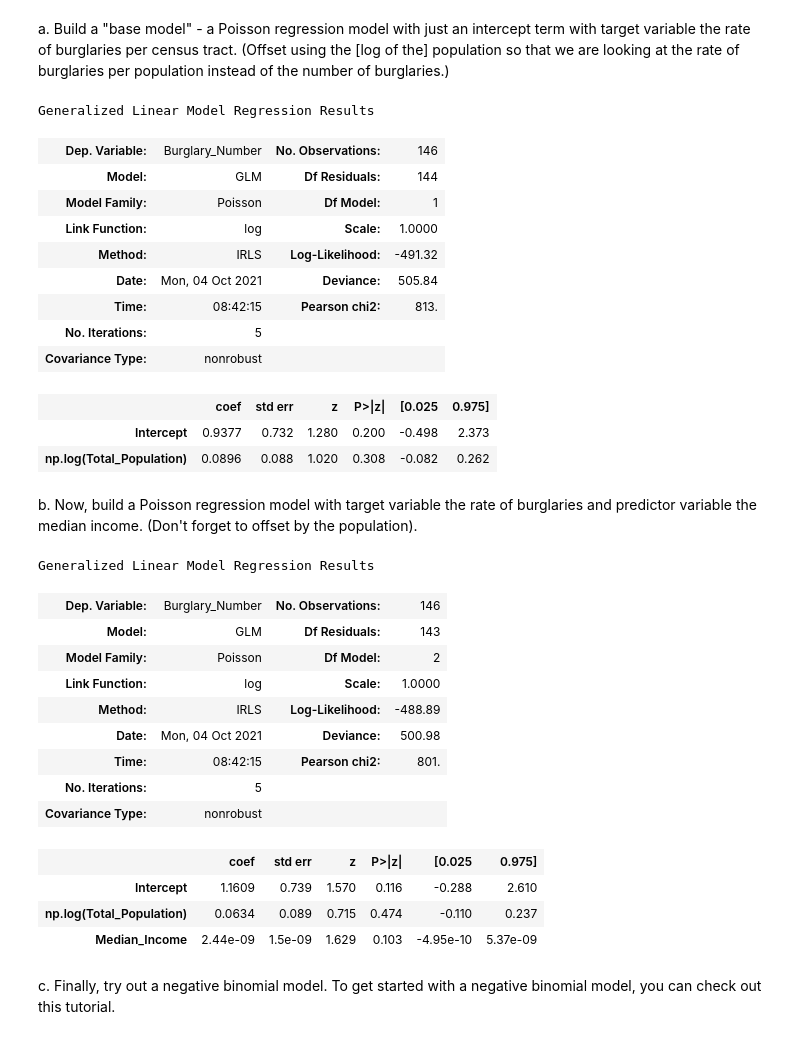
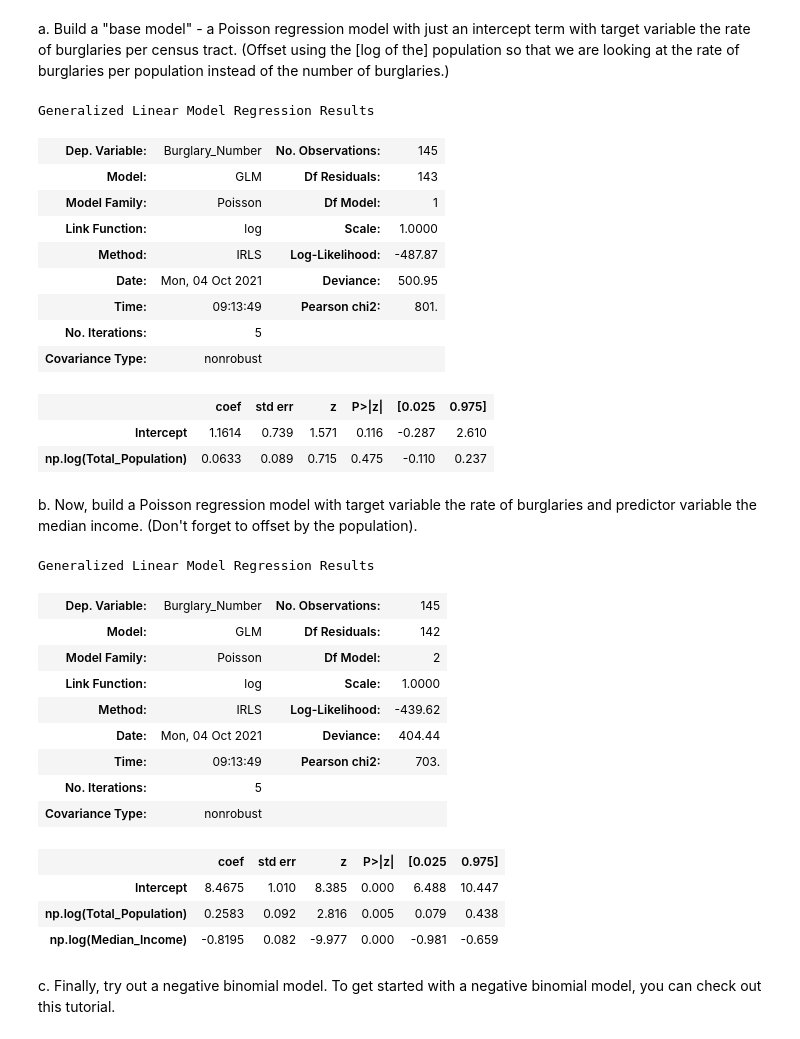
Before and after one commit to nss-data-science-cohort-5/geospatial_api-blue-barracudas, a Jupyter notebook: notebooks/First Run.ipynb, the cells around one changed output. Drawn from its saved outputs; the diff is of its cells as text; code cells hidden in the pictures.

Commit message:
log on median income

```diff
--- a/notebooks/First Run.ipynb
+++ b/notebooks/First Run.ipynb
@@ -131,9 +131,11 @@ a. Build a "base model" - a Poisson regression model with just an intercept term
 # Question 5(a)
 
 # Things to add: Training set breakdowns and predictions. Visualizations that include both. Thoughts on all.
+# Also dmatrix for the base model?
 
 # Clean up for log purposes. Incorporate in the above code later.
-merged_burglaries_per_1000 = merged_burglaries_per_1000.loc[merged_burglaries_per_1000['Total_Population'] > 0]
+merged_burglaries_per_1000 = merged_burglaries_per_1000.loc[(merged_burglaries_per_1000['Total_Population'] > 0)\
+                                                            & (merged_burglaries_per_1000['Median_Income'] > 0)]
 
 # Create base model and print summary.
 base_model = glm("Burglary_Number ~ np.log(Total_Population)",
@@ -143,44 +145,44 @@ base_model = glm("Burglary_Number ~ np.log(Total_Population)",
 base_model.summary()
 # %% [output]
 Generalized Linear Model Regression Results
-| Dep. Variable: | Burglary_Number | No. Observations: | 146 |
-| Model: | GLM | Df Residuals: | 144 |
+| Dep. Variable: | Burglary_Number | No. Observations: | 145 |
+| Model: | GLM | Df Residuals: | 143 |
 | Model Family: | Poisson | Df Model: | 1 |
 | Link Function: | log | Scale: | 1.0000 |
-| Method: | IRLS | Log-Likelihood: | -491.32 |
-| Date: | Mon, 04 Oct 2021 | Deviance: | 505.84 |
-| Time: | 08:42:15 | Pearson chi2: | 813. |
+| Method: | IRLS | Log-Likelihood: | -487.87 |
+| Date: | Mon, 04 Oct 2021 | Deviance: | 500.95 |
+| Time: | 09:13:49 | Pearson chi2: | 801. |
 | No. Iterations: | 5 |  |  |
 | Covariance Type: | nonrobust |  |  |
 |  | coef | std err | z | P>|z| | [0.025 | 0.975] |
-| Intercept | 0.9377 | 0.732 | 1.280 | 0.200 | -0.498 | 2.373 |
-| np.log(Total_Population) | 0.0896 | 0.088 | 1.020 | 0.308 | -0.082 | 0.262 |
+| Intercept | 1.1614 | 0.739 | 1.571 | 0.116 | -0.287 | 2.610 |
+| np.log(Total_Population) | 0.0633 | 0.089 | 0.715 | 0.475 | -0.110 | 0.237 |
 # %% [markdown]
 b. Now, build a Poisson regression model with target variable the rate of burglaries and predictor variable the median income. (Don't forget to offset by the population).
 # %%
 # Question 5(b)
 
 # Create poisson model on burglary rate and median income and print summary.
-poisson_model = glm("Burglary_Number ~ np.log(Total_Population) + Median_Income",
+poisson_model = glm("Burglary_Number ~ np.log(Total_Population) + np.log(Median_Income)",
                  data = merged_burglaries_per_1000,
                  family = sm.families.Poisson()).fit()
 
 poisson_model.summary()
 # %% [output]
 Generalized Linear Model Regression Results
-| Dep. Variable: | Burglary_Number | No. Observations: | 146 |
-| Model: | GLM | Df Residuals: | 143 |
+| Dep. Variable: | Burglary_Number | No. Observations: | 145 |
+| Model: | GLM | Df Residuals: | 142 |
 | Model Family: | Poisson | Df Model: | 2 |
 | Link Function: | log | Scale: | 1.0000 |
-| Method: | IRLS | Log-Likelihood: | -488.89 |
-| Date: | Mon, 04 Oct 2021 | Deviance: | 500.98 |
-| Time: | 08:42:15 | Pearson chi2: | 801. |
+| Method: | IRLS | Log-Likelihood: | -439.62 |
+| Date: | Mon, 04 Oct 2021 | Deviance: | 404.44 |
+| Time: | 09:13:49 | Pearson chi2: | 703. |
 | No. Iterations: | 5 |  |  |
 | Covariance Type: | nonrobust |  |  |
 |  | coef | std err | z | P>|z| | [0.025 | 0.975] |
-| Intercept | 1.1609 | 0.739 | 1.570 | 0.116 | -0.288 | 2.610 |
-| np.log(Total_Population) | 0.0634 | 0.089 | 0.715 | 0.474 | -0.110 | 0.237 |
-| Median_Income | 2.44e-09 | 1.5e-09 | 1.629 | 0.103 | -4.95e-10 | 5.37e-09 |
+| Intercept | 8.4675 | 1.010 | 8.385 | 0.000 | 6.488 | 10.447 |
+| np.log(Total_Population) | 0.2583 | 0.092 | 2.816 | 0.005 | 0.079 | 0.438 |
+| np.log(Median_Income) | -0.8195 | 0.082 | -9.977 | 0.000 | -0.981 | -0.659 |
 # %% [markdown]
 c. Finally, try out a negative binomial model. To get started with a negative binomial model, you can check out this tutorial.
 # %%
```
Also changed, not shown: parts of 2 cells of this notebook.
